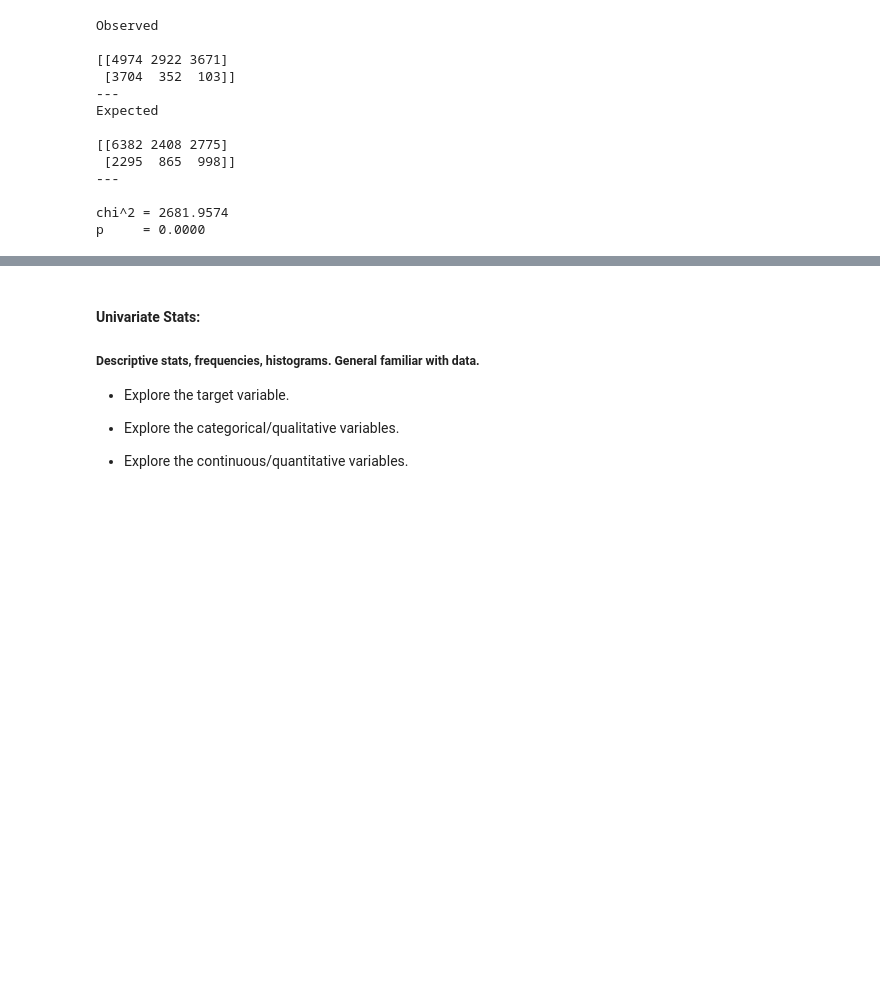
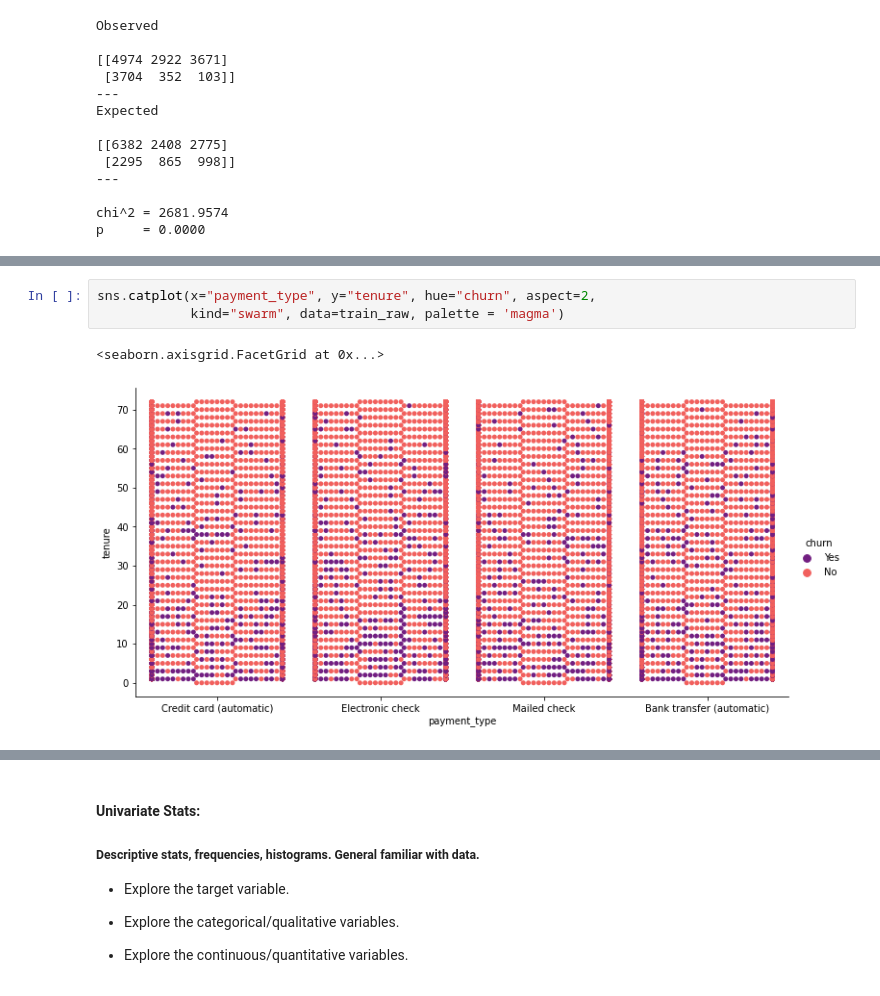
Before and after one commit to veronica-f-reyes/telco_classification_project, a Jupyter notebook: Initial Telco Churn Project Notebook.ipynb, the cells around one changed output, grey strips where cells are left out. Saved outputs shown, nothing was run; the diff lists cells and outputs as text; blank space fills up the shorter version.

```diff
--- a/Initial Telco Churn Project Notebook.ipynb
+++ b/Initial Telco Churn Project Notebook.ipynb
@@ -734,0 +915,6 @@ We reject the hypothesis that Customers who are month-to-month are more likely t
+# %%
+sns.catplot(x="payment_type", y="tenure", hue="churn", aspect=2,
+            kind="swarm", data=train_raw, palette = 'magma')
+# %% [output]
+<seaborn.axisgrid.FacetGrid at 0x...>
+[figure, added]
```
Also changed, not shown: parts of 72 cells of this notebook.
